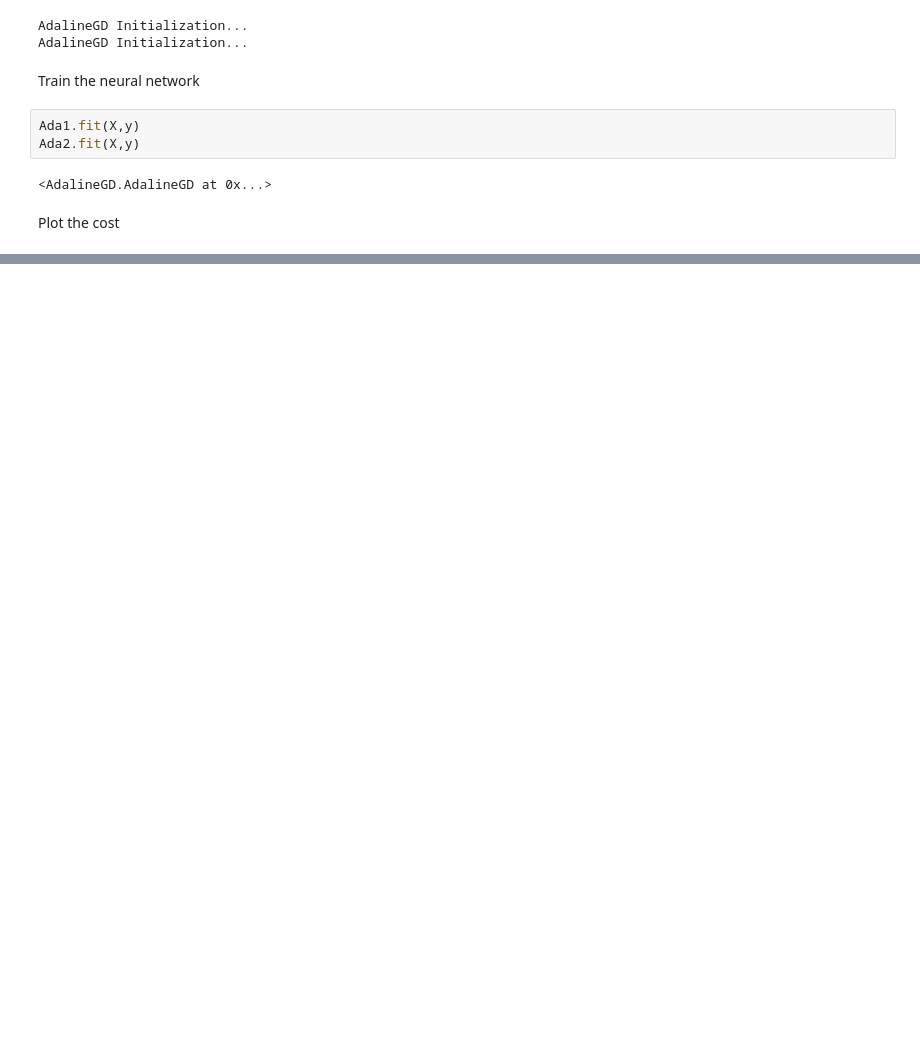
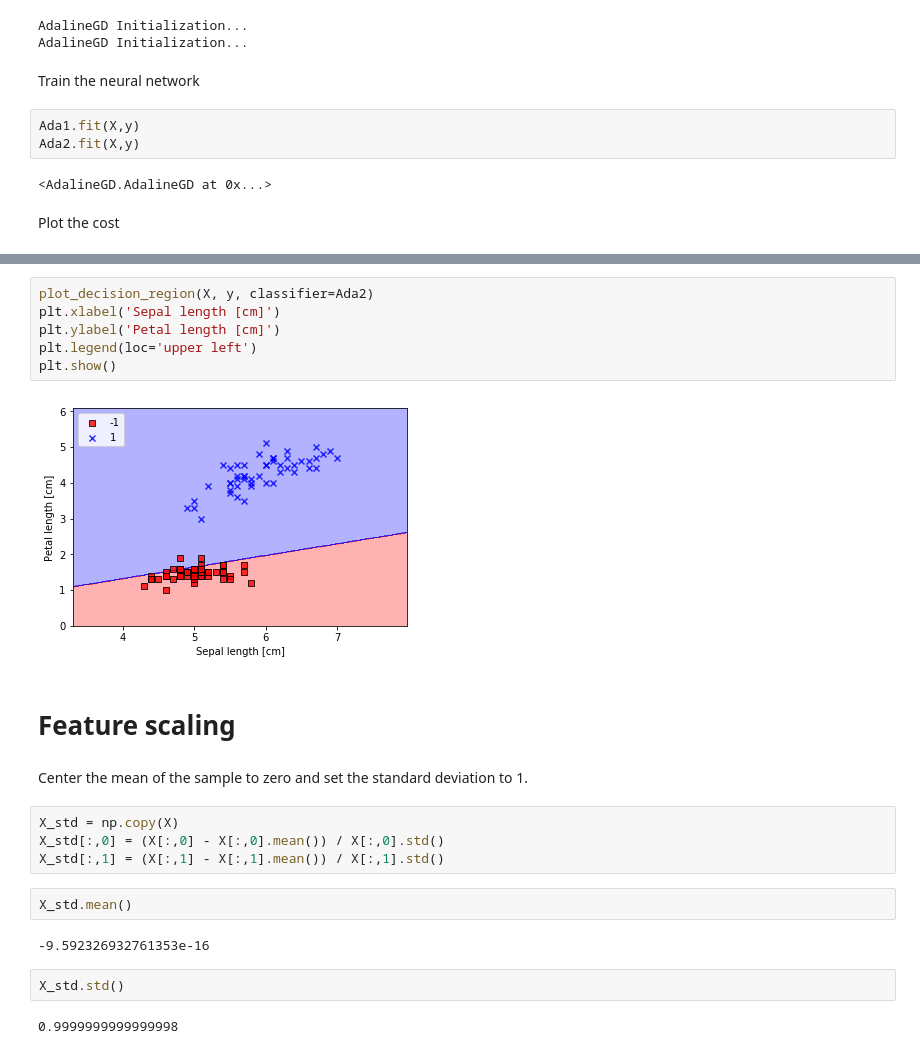
Before and after one commit to Hansastro/Machine-Learning, a Jupyter notebook: Python_Machine_Learning/Chap2/Iris_Classifier.ipynb, the cells around one changed output, grey strips where cells are left out. Cells and saved outputs as stored; diff of their text form; blank space fills up the shorter version.

```diff
--- a/Python_Machine_Learning/Chap2/Iris_Classifier.ipynb
+++ b/Python_Machine_Learning/Chap2/Iris_Classifier.ipynb
@@ -172,0 +176,24 @@ plt.show()
+# %%
+plot_decision_region(X, y, classifier=Ada2)
+plt.xlabel('Sepal length [cm]')
+plt.ylabel('Petal length [cm]')
+plt.legend(loc='upper left')
+plt.show()
+# %% [output]
+[figure, added]
+# %% [markdown]
+# Feature scaling
+# %% [markdown]
+Center the mean of the sample to zero and set the standard deviation to 1.
+# %%
+X_std = np.copy(X)
+X_std[:,0] = (X[:,0] - X[:,0].mean()) / X[:,0].std()
+X_std[:,1] = (X[:,1] - X[:,1].mean()) / X[:,1].std()
+# %%
+X_std.mean()
+# %% [output]
+-9.592326932761353e-16
+# %%
+X_std.std()
+# %% [output]
+0.9999999999999998
```
Also changed, not shown: parts of 13 cells of this notebook.
